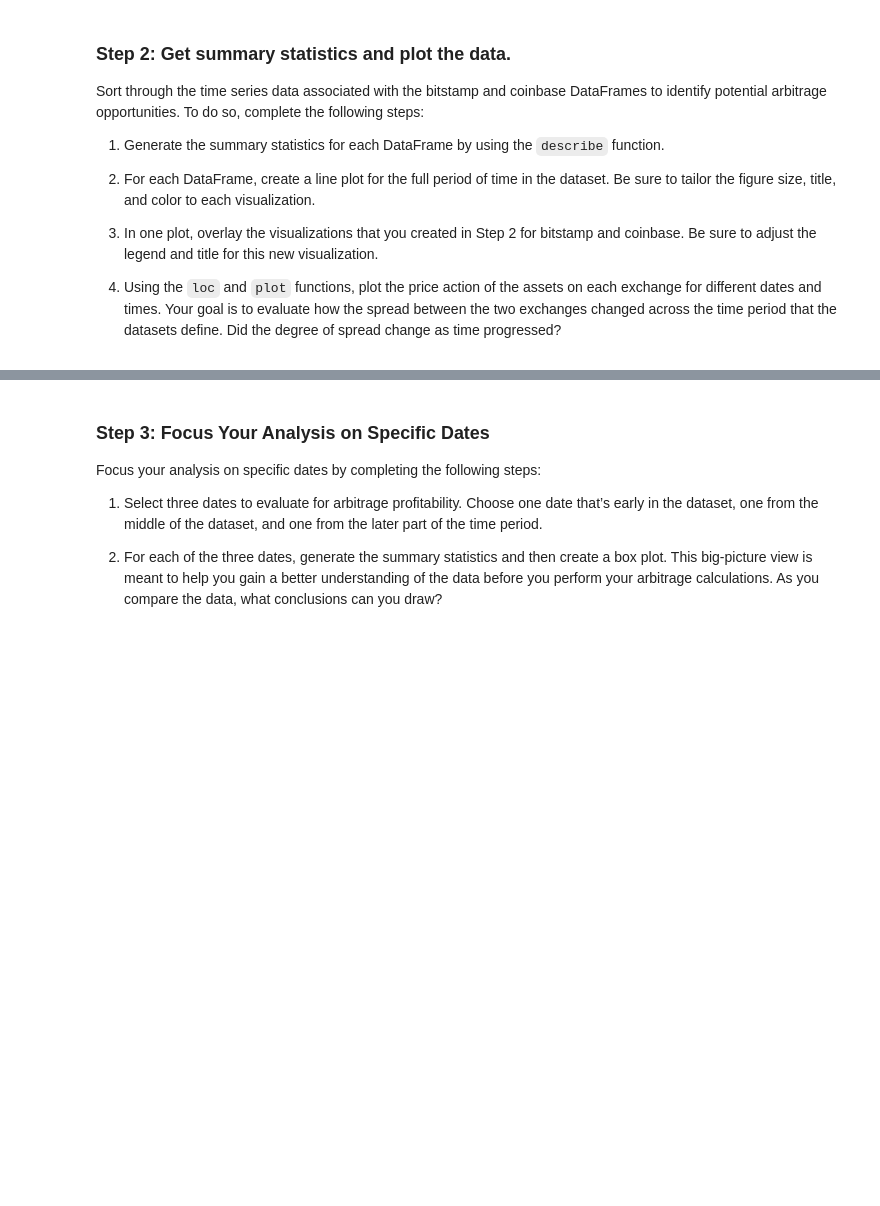
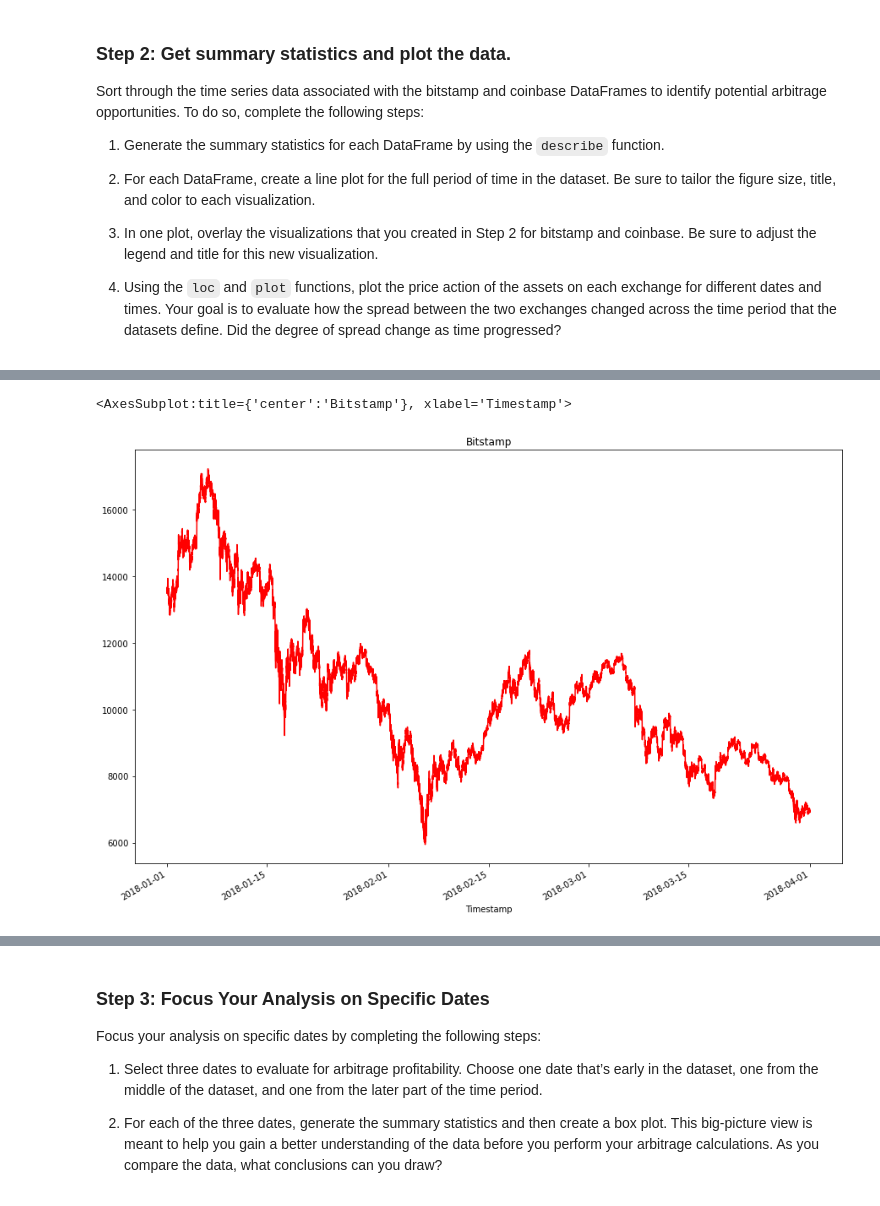
Before and after one commit to lindseyhardouin/Challenge_3, a Jupyter notebook: crypto_arbitrage.ipynb, the cells around one changed output, grey strips where cells are left out. Saved outputs shown, nothing was run; the diff lists cells and outputs as text; code cells hidden in the pictures; blank space fills up the shorter version.

Commit message:
Analysed data: chose columns to analyse, pulled summary stats, plot data, analyse select dates, calculate arbitrage.

```diff
--- a/crypto_arbitrage.ipynb
+++ b/crypto_arbitrage.ipynb
@@ -255,8 +247,8 @@ Select the data you want to analyze. Use `loc` or `iloc` to select the following
 * Close
 # %%
 # Use loc or iloc to select `Timestamp (the index)` and `Close` from bitstamp DataFrame
-bitstamp_sliced = # YOUR CODE HERE
+bitstamp_sliced = bitstamp.loc[:, "Close"]
 
 # Review the first five rows of the DataFrame
-# YOUR CODE HERE
+bitstamp_sliced.head()
 # %% [output]
@@ -288,7 +314,10 @@ Sort through the time series data associated with the bitstamp and coinbase Data
 # %%
 # Create a line plot for the bitstamp DataFrame for the full length of time in the dataset
 # Be sure that the figure size, title, and color are tailored to each visualization
-# YOUR CODE HERE
+bitstamp_sliced.plot(figsize=(15, 10), title="Bitstamp", color="red")
+# %% [output]
+<AxesSubplot:title={'center':'Bitstamp'}, xlabel='Timestamp'>
+[figure, added]
 # %%
 # Create a line plot for the coinbase DataFrame for the full length of time in the dataset
 # Be sure that the figure size, title, and color are tailored to each visualization
```
Also changed, not shown: parts of 22 cells of this notebook.
